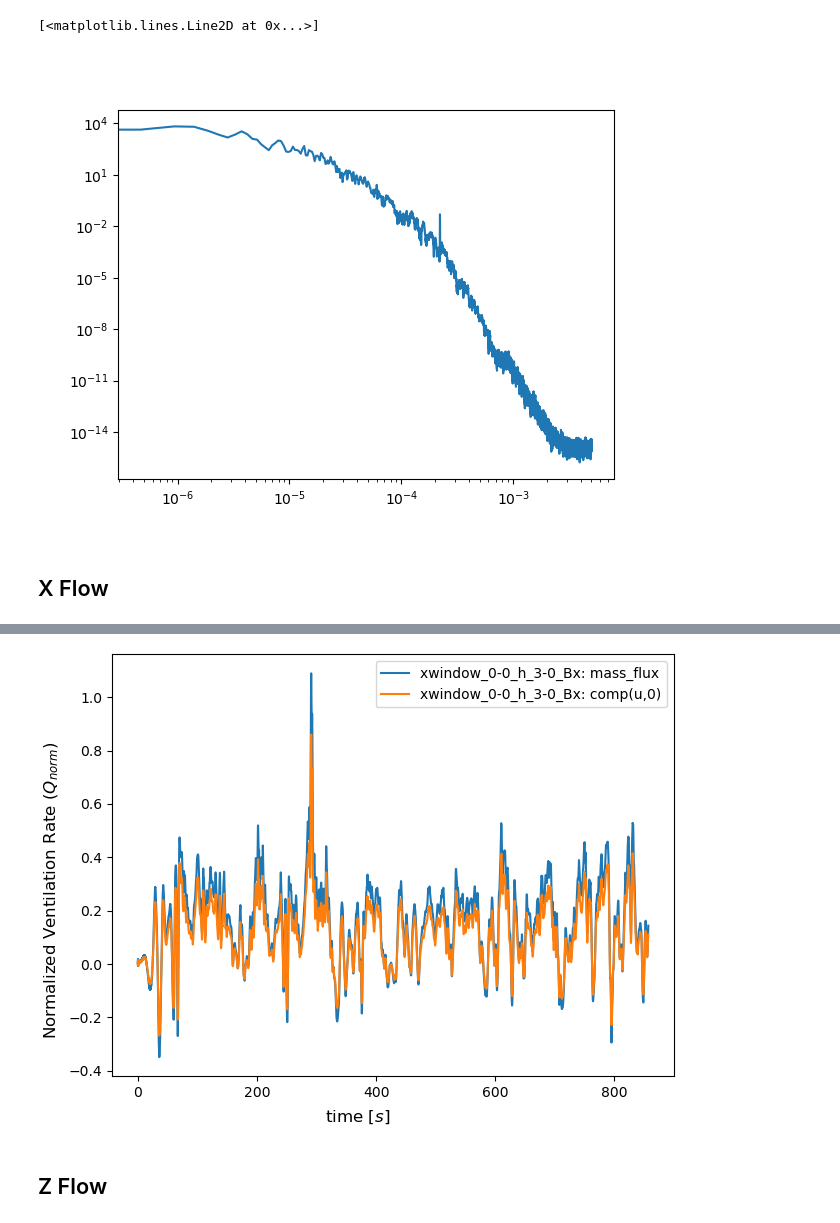
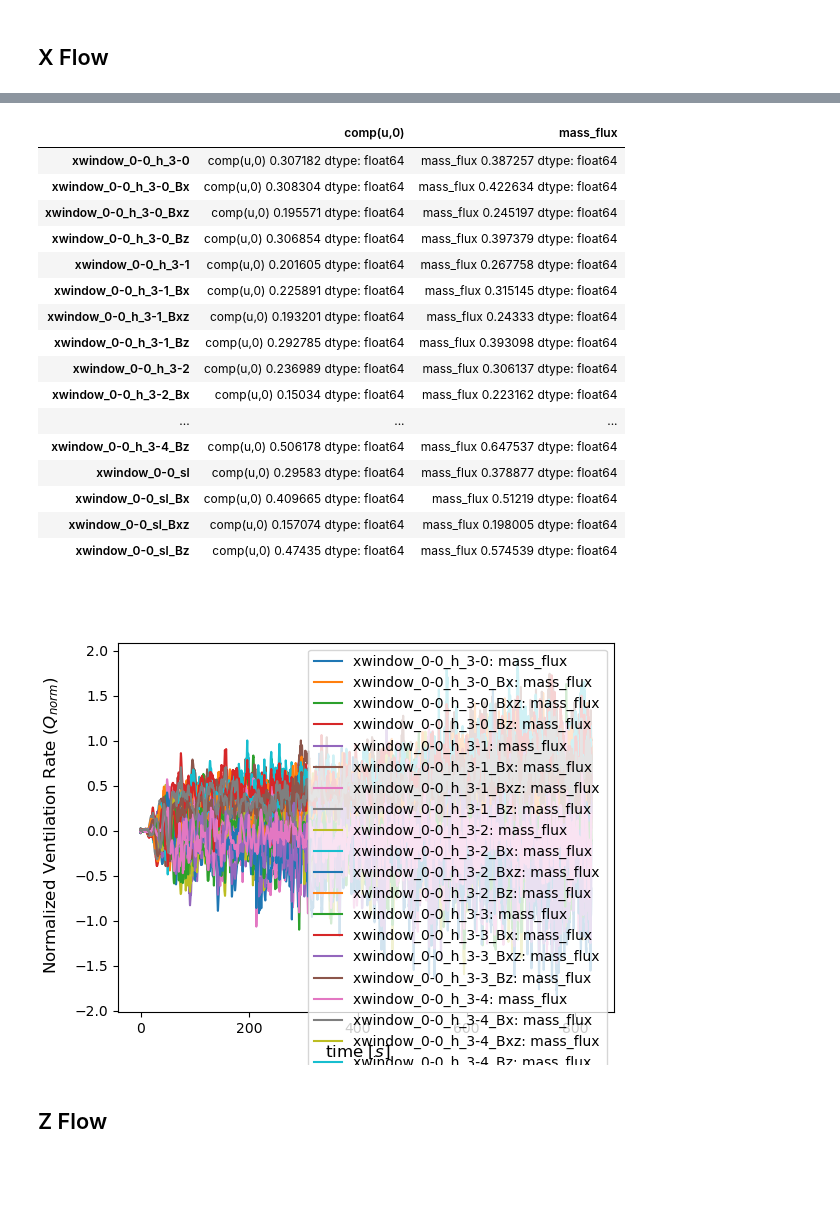
Before and after one commit to nbachand/city_block_cfd, a Jupyter notebook: config2_post-interior.ipynb, the cells around one changed output, grey strips where cells are left out. Cells and saved outputs as stored; diff of their text form; code cells hidden in the pictures; blank space fills up the shorter version.

```diff
--- a/config2_post-interior.ipynb
+++ b/config2_post-interior.ipynb
@@ -139,16 +57,0 @@ plt.show()
-# %%
-plt.figure()
-for name in probes.probe_names:
-    if "xwindow_0-0" in name:
-        mass_flow = probes.data[(name, qois[0])].compute()
-        N = len(mass_flow)
-        T = probes.dt
-
-        yf = sp.fft.fft(mass_flow)
-        xf = sp.fft.fftfreq(N, T)[:N//2]
-
-        plt.plot(xf, 2.0/N * np.abs(yf[0:N//2]))
-
-plt.grid()
-
-plt.show()
@@ -157,16 +57,0 @@ plt.show()
-# %%
-plt.figure()
-for name in probes.probe_names:
-    if "zwindow_0-0" in name:
-        mass_flow = probes.data[(name, qois[0])].compute()
-        N = len(mass_flow)
-        T = probes.dt
-
-        yf = sp.fft.fft(mass_flow)
-        xf = sp.fft.fftfreq(N, T)[:N//2]
-
-        plt.plot(xf, 2.0/N * np.abs(yf[0:N//2]))
-
-plt.grid()
-
-plt.show()
@@ -175,10 +58,3 @@ plt.show()
-# %%
-plt.figure()
-f, E = sp.signal.welch(foo_mass.values, fs = probes.dt, axis = 0, nperseg = N//4, scaling = 'density', detrend = 'constant')
-plt.loglog(f, E)
-# %% [output]
-[<matplotlib.lines.Line2D at 0x...>]
-[figure, removed]
 # %% [markdown]
 ## X Flow
 # %%
@@ -187,7 +63,7 @@ norm_norm = probePost.quick_apply(
 )
 
 (fig, ax) = probes.time_plots(
-    names = [name for name in  probes.probe_names if "xwindow_" in name],
+    names = [name for name in  probes.probe_names if "xwindow_0-0" in name],
     steps = probes.probe_steps[start:stop:by],
     quants = qois,
     plot_params = {
@@ -202,7 +78,7 @@ norm_norm = probePost.quick_apply(
 
 ## mean statistics
 x_mean = probes.statistics(
-    names = [name for name in  probes.probe_names if "xwindow" in name],
+    names = [name for name in  probes.probe_names if "xwindow_0-0" in name],
     steps = probes.probe_steps[start:stop:by],
     quants = qois,
     processing = [norm_vent, probePost.time_average, norm_norm],
@@ -211,7 +87,7 @@ x_mean = probes.statistics(
 
 ## rms statistics
 x_rms = probes.statistics(
-    names = [name for name in  probes.probe_names if "xwindow" in name],
+    names = [name for name in  probes.probe_names if "xwindow_0-0" in name],
     steps = probes.probe_steps[start:stop:by],
     quants = qois,
     processing = [norm_vent, probePost.time_rms],
@@ -220,7 +96,7 @@ x_rms = probes.statistics(
 
 ## Net flow
 x_net = probes.statistics(
-    names = [name for name in  probes.probe_names if "xwindow" in name],
+    names = [name for name in  probes.probe_names if "xwindow_0-0" in name],
     steps = probes.probe_steps[start:stop:by],
     quants = qois,
     processing = [norm_vent, abs_values, probePost.time_average],
@@ -236,4 +149,21 @@ processing data took 1 seconds
+|  | comp(u,0) | mass_flux |
+| xwindow_0-0_h_3-0 | comp(u,0) 0.307182 dtype: float64 | mass_flux 0.387257 dtype: float64 |
+| xwindow_0-0_h_3-0_Bx | comp(u,0) 0.308304 dtype: float64 | mass_flux 0.422634 dtype: float64 |
+| xwindow_0-0_h_3-0_Bxz | comp(u,0) 0.195571 dtype: float64 | mass_flux 0.245197 dtype: float64 |
+| xwindow_0-0_h_3-0_Bz | comp(u,0) 0.306854 dtype: float64 | mass_flux 0.397379 dtype: float64 |
+| xwindow_0-0_h_3-1 | comp(u,0) 0.201605 dtype: float64 | mass_flux 0.267758 dtype: float64 |
+| xwindow_0-0_h_3-1_Bx | comp(u,0) 0.225891 dtype: float64 | mass_flux 0.315145 dtype: float64 |
+| xwindow_0-0_h_3-1_Bxz | comp(u,0) 0.193201 dtype: float64 | mass_flux 0.24333 dtype: float64 |
+| xwindow_0-0_h_3-1_Bz | comp(u,0) 0.292785 dtype: float64 | mass_flux 0.393098 dtype: float64 |
+| xwindow_0-0_h_3-2 | comp(u,0) 0.236989 dtype: float64 | mass_flux 0.306137 dtype: float64 |
+| xwindow_0-0_h_3-2_Bx | comp(u,0) 0.15034 dtype: float64 | mass_flux 0.223162 dtype: float64 |
+| ... | ... | ... |
+| xwindow_0-0_h_3-4_Bz | comp(u,0) 0.506178 dtype: float64 | mass_flux 0.647537 dtype: float64 |
+| xwindow_0-0_sl | comp(u,0) 0.29583 dtype: float64 | mass_flux 0.378877 dtype: float64 |
+| xwindow_0-0_sl_Bx | comp(u,0) 0.409665 dtype: float64 | mass_flux 0.51219 dtype: float64 |
+| xwindow_0-0_sl_Bxz | comp(u,0) 0.157074 dtype: float64 | mass_flux 0.198005 dtype: float64 |
+| xwindow_0-0_sl_Bz | comp(u,0) 0.47435 dtype: float64 | mass_flux 0.574539 dtype: float64 |
-[figure, old version]
+[figure, new version]
 # %%
 plt.savefig(f'{home_dir}/CHARLES/{category}/R{run}/plots/xwindows')
 
```
Also changed, not shown: parts of 11 cells of this notebook, 4 other files.
